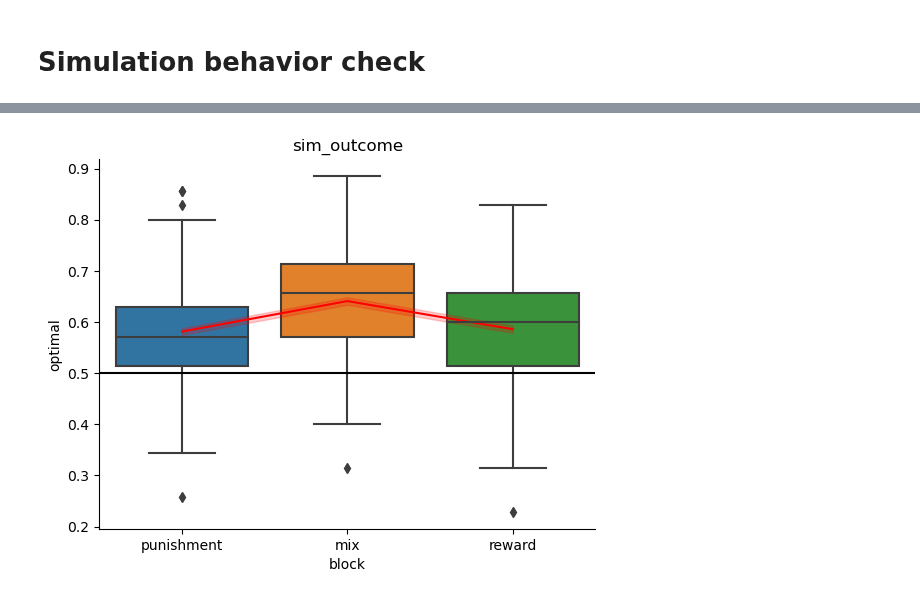
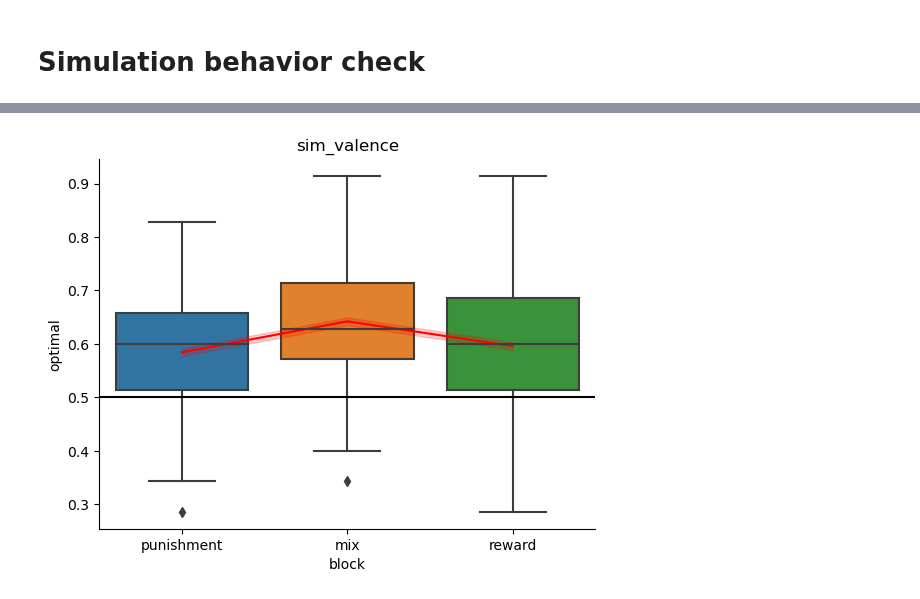
Before and after one commit to shawnrhoads/pyEM, a Jupyter notebook: examples/RW_simulation.ipynb, the cells around one changed output, grey strips where cells are left out. Saved outputs shown, nothing was run; the diff lists cells and outputs as text; code cells hidden in the pictures.

```diff
--- a/examples/RW_simulation.ipynb
+++ b/examples/RW_simulation.ipynb
@@ -89,6 +108,6 @@ def plot_optimal(sim_df):
     plt.title(sim_df['model'][0])
     sns.despine()
 # %%
-plot_optimal(sim_outcome)
+plot_optimal(sim_valence)
 # %% [output]
-[figure, old version]
+[figure, new version]
```
Also changed, not shown: parts of 6 cells of this notebook, 6 other files.
